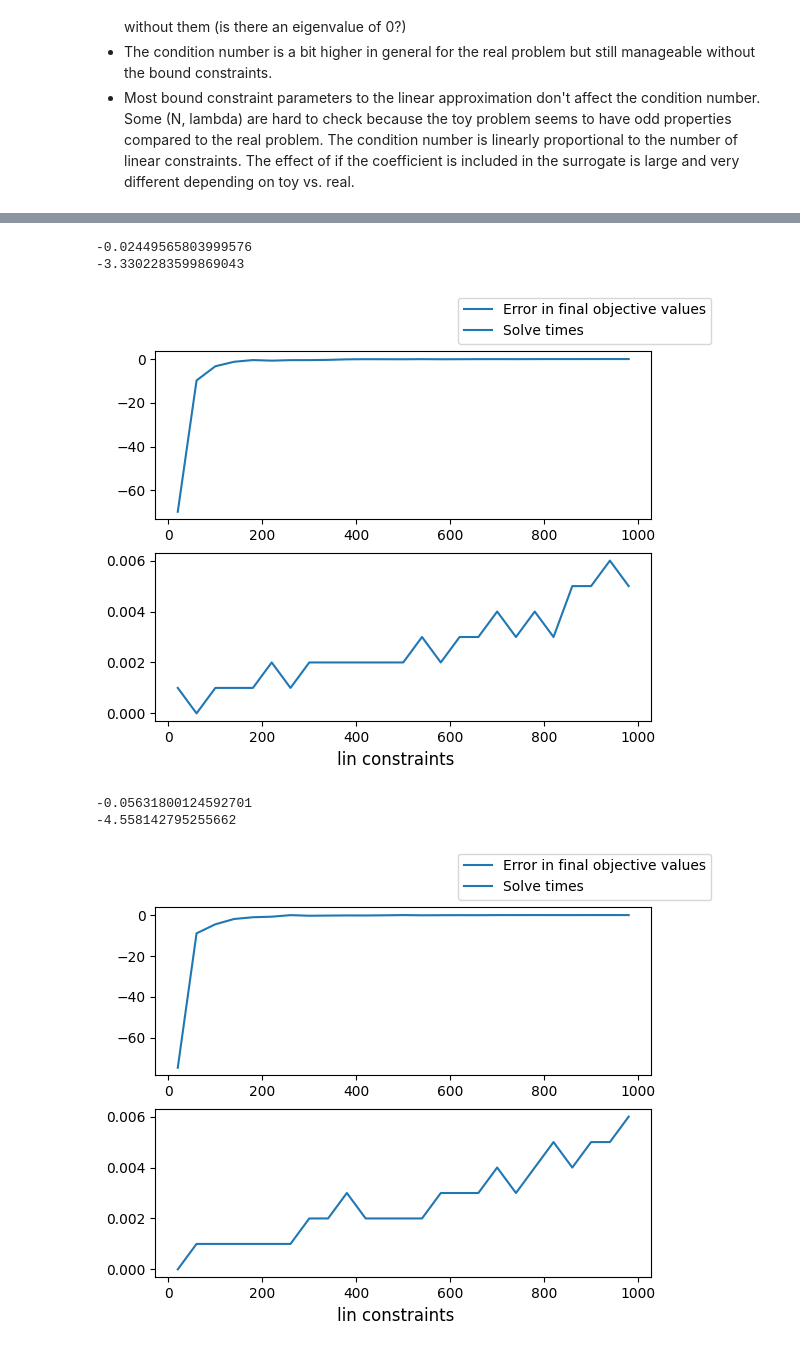
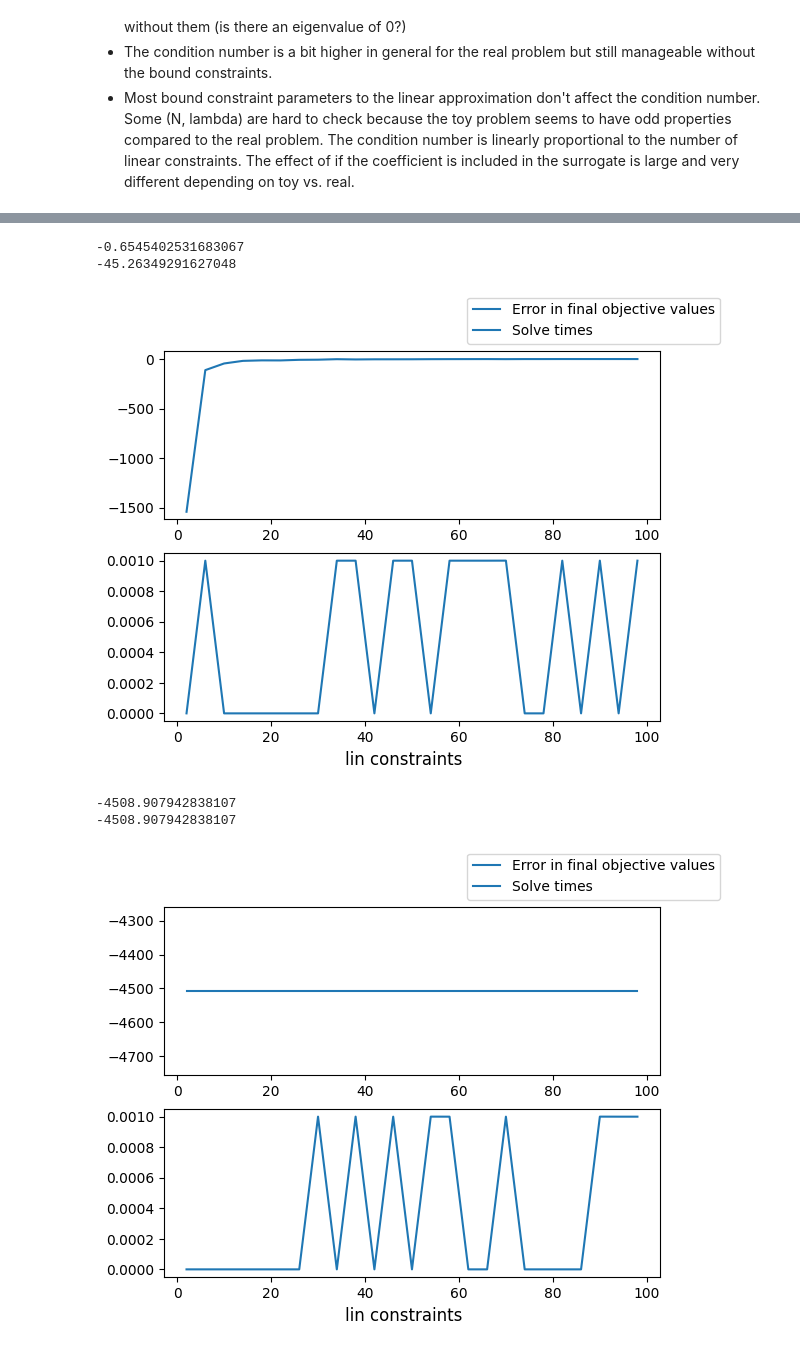
Before and after one commit to micpap25/ENG-QUANT, a Jupyter notebook: experiments/classical_run_points_compare.ipynb, the cells around one changed output, grey strips where cells are left out. Saved outputs shown, nothing was run; the diff lists cells and outputs as text; code cells hidden in the pictures.

```diff
--- a/experiments/classical_run_points_compare.ipynb
+++ b/experiments/classical_run_points_compare.ipynb
@@ -57,15 +51,15 @@ errors = []
 times = []
 
 # Model may be infeasible if this is not big enough
-# lin_cons_range = range(2, 101, 4)
-lin_cons_range = range(20, 1001, 40)
+lin_cons_range = range(2, 101, 4)
+# lin_cons_range = range(20, 1001, 40)
 
 for lin_cons in lin_cons_range:
     # quadratic_model_lin_approx(lin_cons, OUTER_APPROXIMATION, COEFFICIENT_SURROGATE,
     #                             SURROGATE_BOUND_BELOW, SURROGATE_BOUND_ABOVE,
-    #                             f_name="model11_quad.json", remove_division=REMOVE_DIVISION)
+    #                             f_name="model11_quad_reform.json", remove_division=REMOVE_DIVISION)
     quadratic_lin_approx_no_surrogate(lin_cons, OUTER_APPROXIMATION,
-                                        f_name="model11_quad.json", remove_division=REMOVE_DIVISION)
+                                        f_name="model11_quad_reform.json", remove_division=REMOVE_DIVISION)
     val, time = solve_lp()
     if qcp_value is not None and val is not None:
         errors.append(val - qcp_value)
@@ -90,16 +84,16 @@ if OUTER_APPROXIMATION:
 
     errors = []
     times = []
-    # lin_cons_range = range(2, 101, 4)
-    lin_cons_range = range(20, 1001, 40)
+    lin_cons_range = range(2, 101, 4)
+    # lin_cons_range = range(20, 1001, 40)
     for lin_cons in lin_cons_range:
         # quadratic_model_lin_approx(lin_cons, OUTER_APPROXIMATION, COEFFICIENT_SURROGATE,
         #                             SURROGATE_BOUND_BELOW, SURROGATE_BOUND_ABOVE,
         #                             points_function=rng.uniform, remove_division=REMOVE_DIVISION,
-        #                             f_name="model11_quad.json")
+        #                             f_name="model11_quad_reform.json")
         quadratic_lin_approx_no_surrogate(lin_cons, OUTER_APPROXIMATION,
                                             points_function=rng.uniform, remove_division=REMOVE_DIVISION,
-                                            f_name="model11_quad.json")
+                                            f_name="model11_quad_reform.json")
         val, time = solve_lp()
         if val is not None and qcp_value is not None:
             errors.append(val - qcp_value)
@@ -120,5 +114,5 @@ if OUTER_APPROXIMATION:
 # %%
-concat = 1.3
+concat = 1.67
 
 def np_uniform_bunch_low(lower: float, upper: float, num: int):
     return np.linspace(lower, lower + ((upper - lower)/concat), num)
@@ -131,16 +125,16 @@ def np_uniform_bunch_middle(lower: float, upper: float, num: int):
 # %%
 errors = []
 times = []
-# lin_cons_range = range(2, 101, 4)
-lin_cons_range = range(20, 1001, 40)
+lin_cons_range = range(2, 101, 4)
+# lin_cons_range = range(20, 1001, 40)
 for lin_cons in lin_cons_range:
     # quadratic_model_lin_approx(lin_cons, OUTER_APPROXIMATION, COEFFICIENT_SURROGATE,
     #                             SURROGATE_BOUND_BELOW, SURROGATE_BOUND_ABOVE,
     #                             points_function=np_uniform_bunch_low, remove_division=REMOVE_DIVISION,
-    #                             f_name="model11_quad.json")
+    #                             f_name="model11_quad_reform.json")
     quadratic_lin_approx_no_surrogate(lin_cons, OUTER_APPROXIMATION,
                                         points_function=np_uniform_bunch_low, remove_division=REMOVE_DIVISION,
-                                        f_name="model11_quad.json")
+                                        f_name="model11_quad_reform.json")
     val, time = solve_lp()
     if val is not None and qcp_value is not None:
         errors.append(val - qcp_value)
@@ -155,39 +149,39 @@ fig.legend()
 print(errors[-1])
 print(errors[2])
 # %% [output]
--0.02449565803999576
--3.3302283599869043
+-0.6545402531683067
+-45.26349291627048
-[figure, old version]
+[figure, new version]
 # %%
 errors = []
 times = []
-# lin_cons_range = range(2, 101, 4)
-lin_cons_range = range(20, 1001, 40)
+lin_cons_range = range(2, 101, 4)
+# lin_cons_range = range(20, 1001, 40)
 for lin_cons in lin_cons_range:
     # quadratic_model_lin_approx(lin_cons, OUTER_APPROXIMATION, COEFFICIENT_SURROGATE,
     #                             SURROGATE_BOUND_BELOW, SURROGATE_BOUND_ABOVE,
     #                             points_function=np_uniform_bunch_high, remove_division=REMOVE_DIVISION,
-    #                             f_name="model11_quad.json")
+    #                             f_name="model11_quad_reform.json")
     quadratic_lin_approx_no_surrogate(lin_cons, OUTER_APPROXIMATION,
                                         points_function=np_uniform_bunch_high, remove_division=REMOVE_DIVISION,
-                                        f_name="model11_quad.json")
+                                        f_name="model11_quad_reform.json")
     val, time = solve_lp()
     if val is not None and qcp_value is not None:
         errors.append(val - qcp_value)
         times.append(time)
 
 fig, (ax1, ax2) = plt.subplots(2, 1)
 fig.supxlabel("lin constraints")
 ax1.plot(lin_cons_range, errors, label="Error in final objective values")
 ax2.plot(lin_cons_range, times, label="Solve times")
 fig.legend()
 
 print(errors[-1])
 print(errors[2])
 # %% [output]
--0.05631800124592701
--4.558142795255662
+-4508.907942838107
+-4508.907942838107
-[figure, old version]
+[figure, new version]
 # %%
 errors = []
 times = []
```
Also changed, not shown: parts of 7 cells of this notebook, 19 other files.
